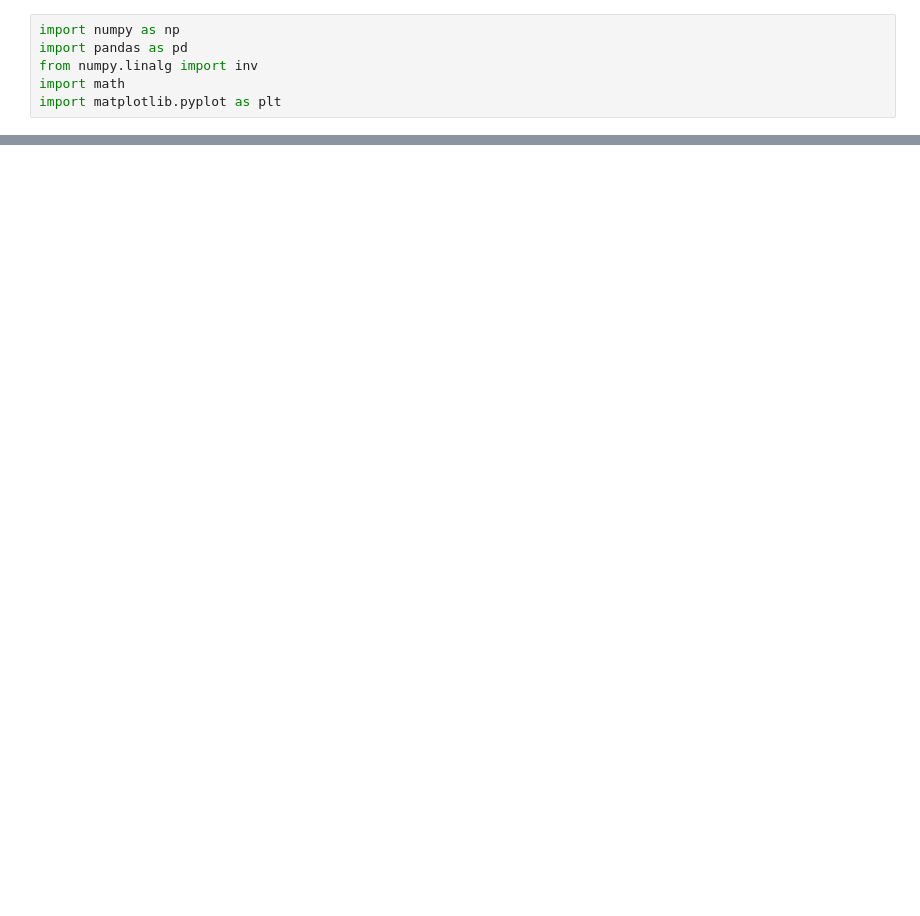
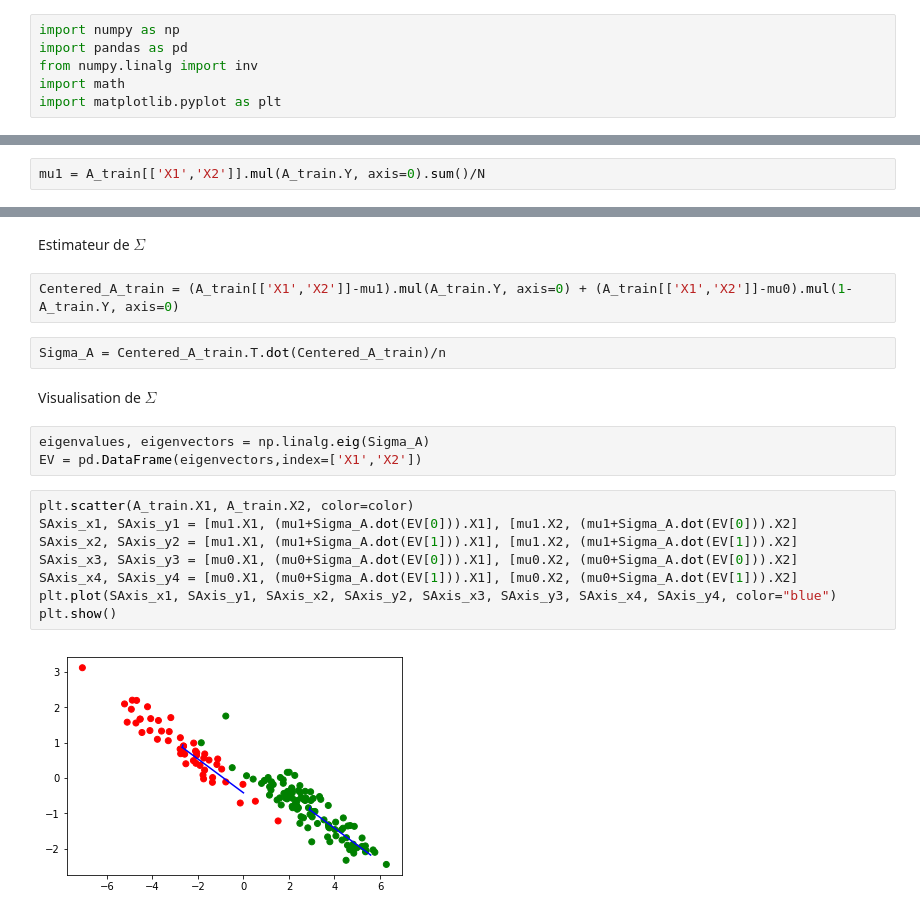
Before and after one commit to YoucefZemmouri/Graphical_Model_HMK1, a Jupyter notebook: Generative_Model_LDA.ipynb, the cells around one changed output, grey strips where cells are left out. Cells and saved outputs as stored; diff of their text form; blank space fills up the shorter version.

```diff
--- a/Generative_Model_LDA.ipynb
+++ b/Generative_Model_LDA.ipynb
@@ -80,0 +36,2 @@ numpy.float64
+# %%
+mu1 = A_train[['X1','X2']].mul(A_train.Y, axis=0).sum()/N
@@ -80,0 +47,21 @@ numpy.float64
+# %% [markdown]
+Estimateur de $\Sigma$
+# %%
+Centered_A_train = (A_train[['X1','X2']]-mu1).mul(A_train.Y, axis=0) + (A_train[['X1','X2']]-mu0).mul(1-A_train.Y, axis=0)
+# %%
+Sigma_A = Centered_A_train.T.dot(Centered_A_train)/n
+# %% [markdown]
+Visualisation de $\Sigma$
+# %%
+eigenvalues, eigenvectors = np.linalg.eig(Sigma_A)
+EV = pd.DataFrame(eigenvectors,index=['X1','X2'])
+# %%
+plt.scatter(A_train.X1, A_train.X2, color=color)
+SAxis_x1, SAxis_y1 = [mu1.X1, (mu1+Sigma_A.dot(EV[0])).X1], [mu1.X2, (mu1+Sigma_A.dot(EV[0])).X2]
+SAxis_x2, SAxis_y2 = [mu1.X1, (mu1+Sigma_A.dot(EV[1])).X1], [mu1.X2, (mu1+Sigma_A.dot(EV[1])).X2]
+SAxis_x3, SAxis_y3 = [mu0.X1, (mu0+Sigma_A.dot(EV[0])).X1], [mu0.X2, (mu0+Sigma_A.dot(EV[0])).X2]
+SAxis_x4, SAxis_y4 = [mu0.X1, (mu0+Sigma_A.dot(EV[1])).X1], [mu0.X2, (mu0+Sigma_A.dot(EV[1])).X2]
+plt.plot(SAxis_x1, SAxis_y1, SAxis_x2, SAxis_y2, SAxis_x3, SAxis_y3, SAxis_x4, SAxis_y4, color="blue")
+plt.show()
+# %% [output]
+[figure, added]
```
Also changed, not shown: parts of 17 cells of this notebook, 2 other files.
